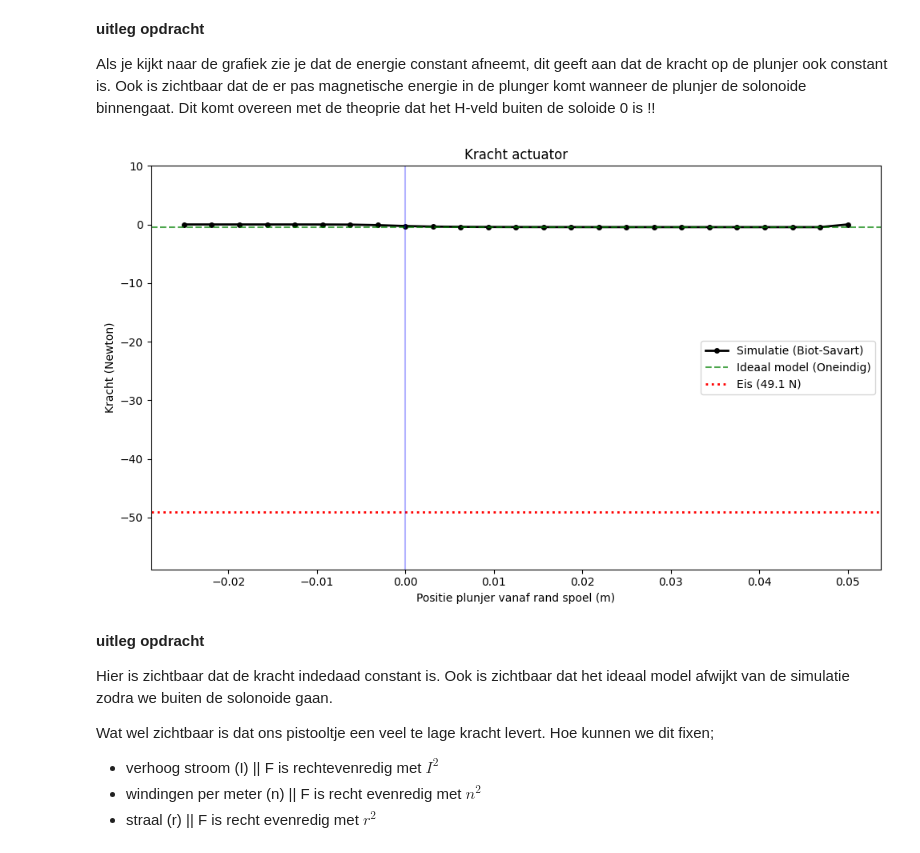
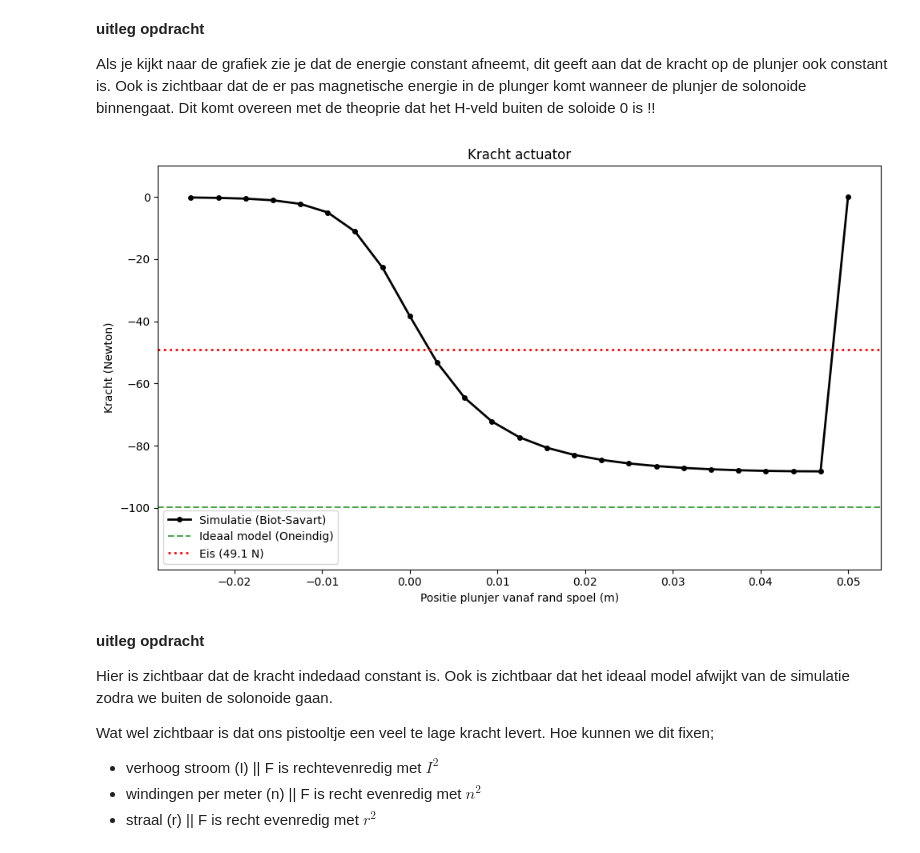
Before and after one commit to caricevonmorgen-dotcom/opdrachten-DEF-D-lol, a Jupyter notebook: 2KrachtactuatorOpdracht (1)/2KrachtactuatorOpdracht/KrachtactuatorOpdracht.ipynb, the cells around one changed output. Cells and saved outputs as stored; diff of their text form; code cells hidden in the pictures.

```diff
--- a/2KrachtactuatorOpdracht (1)/2KrachtactuatorOpdracht/KrachtactuatorOpdracht.ipynb
+++ b/2KrachtactuatorOpdracht (1)/2KrachtactuatorOpdracht/KrachtactuatorOpdracht.ipynb
@@ -632,7 +632,8 @@ Zoals je uit je berekening voor het $\mathbf{H}$ kan zien is de energie van de p
 # %%
 # Energieberekening
 mu_0 = 4 * np.pi * 1e-7
-mu_r = 1000 # waarde voor ijzer
+mu_r = 50000 # waarde voor ijzer
+I= 0.5
 
 # We gebruiken de parameters van je ontwerp (bijv. speelgoedpistool)
 # Als je r_sol en L_sol hebt gebruikt, zorg dat deze namen hier overeenkomen
@@ -662,37 +663,34 @@ Als je kijkt naar de grafiek zie je dat de energie constant afneemt, dit geeft a
 
 dz = z_ax[1] - z_ax[0]
 kracht_ana  = -mu_0 * mu_r * np.pi * r_s**2 * aantal_omwentelingen**2 * I**2 / (2 * L_s**2)
 kracht_num  = np.diff(Wz, n=1, append=[Wz[-1]]) / dz
 
 plt.figure(figsize=(10, 6))
 
 # Afstand van de plunjer
 x_as = L_s/2 - z_ax
 
 # De Numerieke Kracht
 plt.plot(x_as, np.flipud(kracht_num), '-o', color='black', linewidth=2, markersize=4, label='Simulatie (Biot-Savart)')
 
 # De Analytische Kracht
 plt.axhline(y=kracht_ana, color='green', linestyle='--', alpha=0.7, label='Ideaal model (Oneindig)')
 
 # De Benodigde Kracht
 eis_kracht = -5 * 9.81
 plt.axhline(y=eis_kracht, color='red', linestyle=':', linewidth=2, label=f'Eis ({abs(eis_kracht):.1f} N)')
 
 plt.title('Kracht actuator')
 plt.xlabel('Positie plunjer vanaf rand spoel (m)')
 plt.ylabel('Kracht (Newton)')
 
 y_min = min(np.min(kracht_num), eis_kracht, kracht_ana) * 1.2
 plt.ylim([y_min, 10])
-
 plt.legend()
-plt.axvline(x=0, color='blue', alpha=0.3, linestyle='-')
-
 plt.tight_layout()
 plt.show()
 # %% [output]
-[figure, old version]
+[figure, new version]
 # %% [markdown]
 **uitleg opdracht**
 
```
Also changed, not shown: parts of 5 cells of this notebook.
